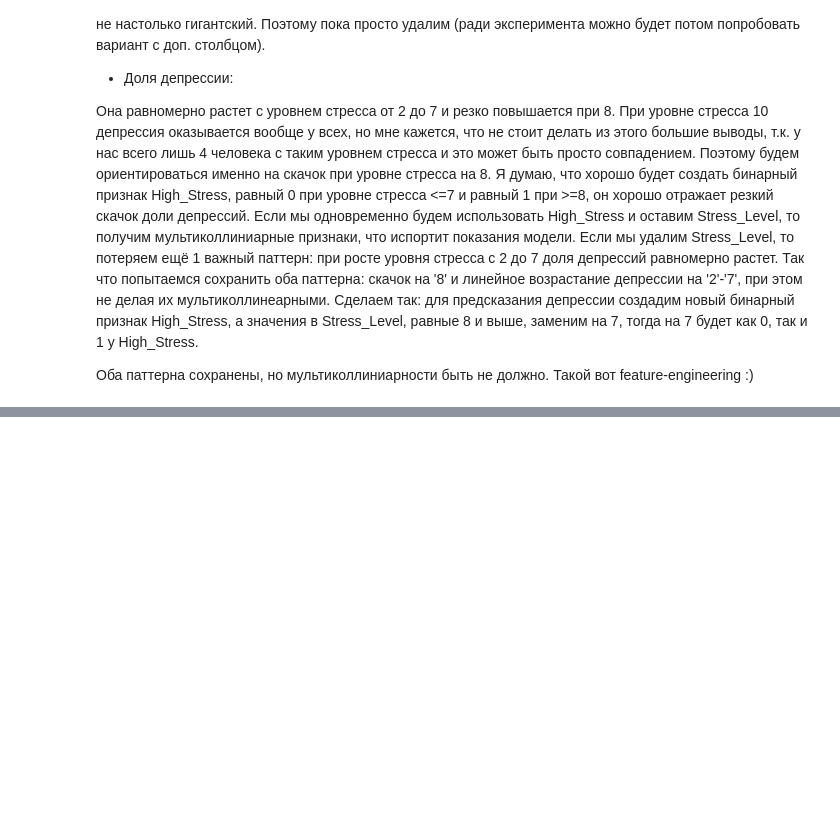
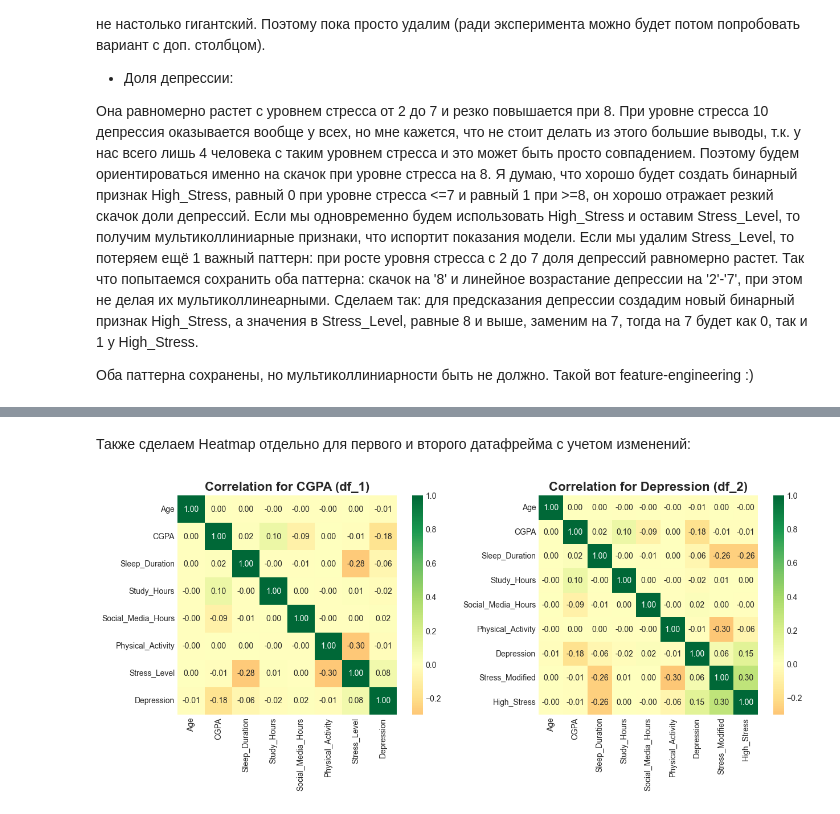
Before and after one commit to miniMlena/MAI_ML_lab1, a Jupyter notebook: task.ipynb, the cells around one changed output, grey strips where cells are left out. Drawn from its saved outputs; the diff is of its cells as text; code cells hidden in the pictures; blank space fills up the shorter version.

```diff
--- a/task.ipynb
+++ b/task.ipynb
@@ -464,0 +496,16 @@ plot_correlation_heatmap(df, 'CGPA')
+# %% [markdown]
+Также сделаем Heatmap отдельно для первого и второго датафрейма с учетом изменений:
+# %%
+fig, axes = plt.subplots(1, 2, figsize=(15, 5))
+
+correlations_1 = df_1.select_dtypes(include=[np.number, bool]).corr()
+sns.heatmap(correlations_1, ax=axes[0], annot=True, cmap='RdYlGn', center=0, square=True, fmt='.2f')
+axes[0].set_title('Correlation for CGPA (df_1)', fontsize=16, fontweight='bold')
+
+correlations_2 = df_2.select_dtypes(include=[np.number, bool]).corr()
+sns.heatmap(correlations_2, ax=axes[1], annot=True, cmap='RdYlGn', center=0, square=True, fmt='.2f')
+axes[1].set_title('Correlation for Depression (df_2)', fontsize=16, fontweight='bold')
+
+plt.show()
+# %% [output]
+[figure, added]
```
Also changed, not shown: parts of 31 cells of this notebook.
